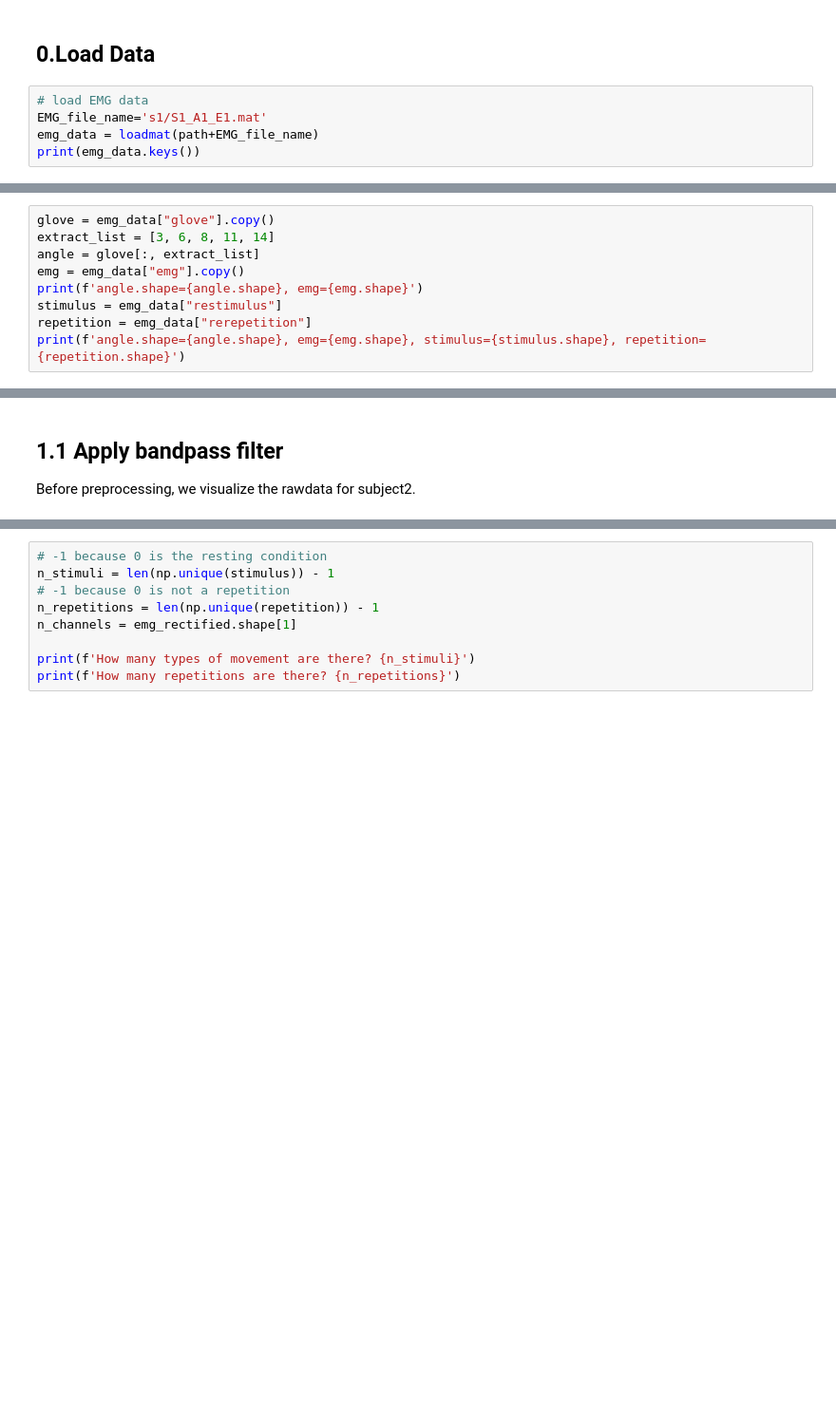
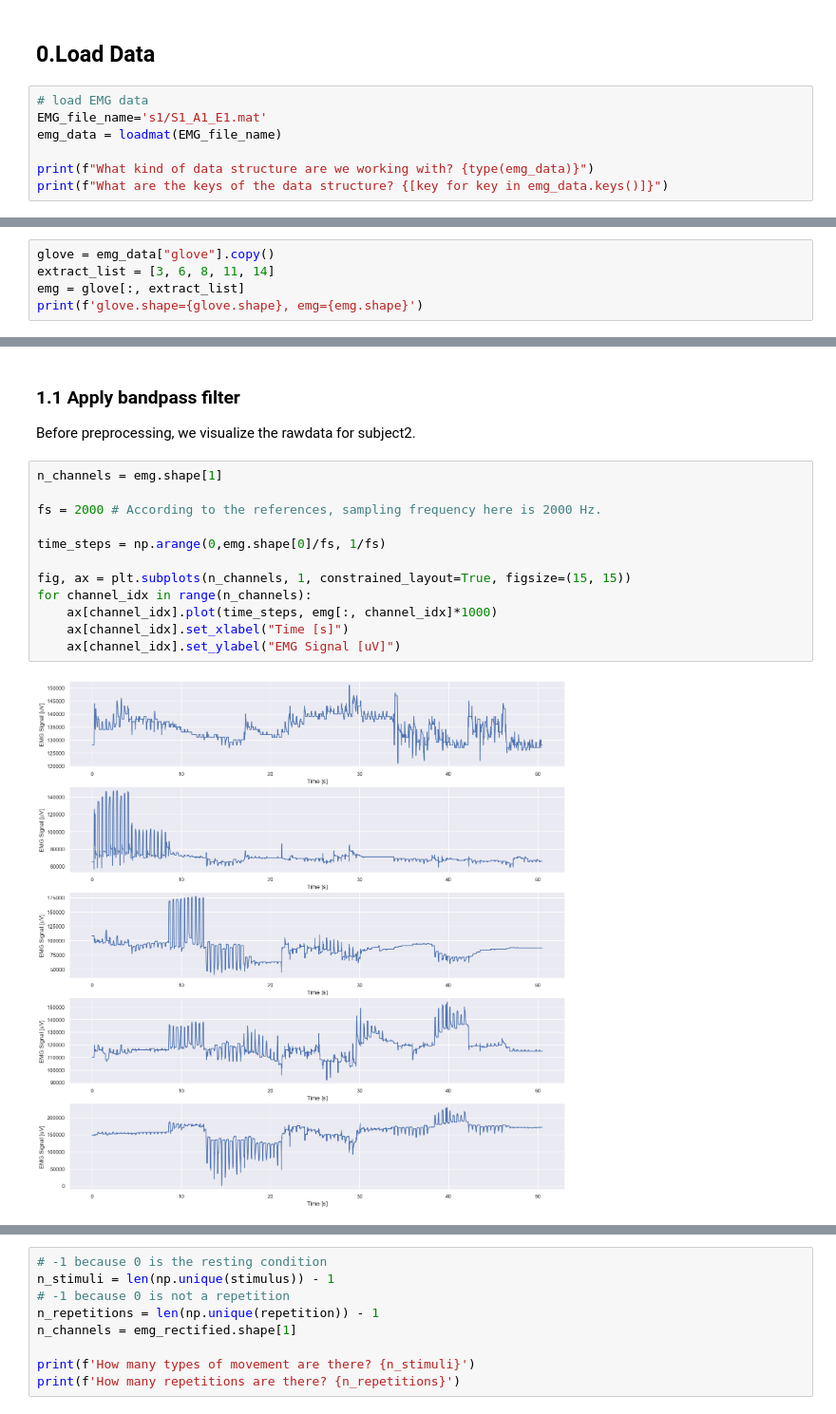
Before and after one commit to YuanshengZhou309/NSSP_Project2, a Jupyter notebook: Miniproject2-Part3.ipynb, the cells around one changed output, grey strips where cells are left out. Shown at 95% size. Cells and saved outputs as stored; diff of their text form; blank space fills up the shorter version.

```diff
--- a/Miniproject2-Part3.ipynb
+++ b/Miniproject2-Part3.ipynb
@@ -25,6 +15,8 @@ Drive already mounted at /content/drive; to attempt to forcibly remount, call dr
 # %%
 # load EMG data
 EMG_file_name='s1/S1_A1_E1.mat'
-emg_data = loadmat(path+EMG_file_name)
-print(emg_data.keys())
+emg_data = loadmat(EMG_file_name)
+
+print(f"What kind of data structure are we working with? {type(emg_data)}")
+print(f"What are the keys of the data structure? {[key for key in emg_data.keys()]}")
 # %% [output]
@@ -32,10 +25,6 @@ dict_keys(['__header__', '__version__', '__globals__', 'emg', 'stimulus', 'glove
 # %%
 glove = emg_data["glove"].copy()
 extract_list = [3, 6, 8, 11, 14]
-angle = glove[:, extract_list]
-emg = emg_data["emg"].copy()
-print(f'angle.shape={angle.shape}, emg={emg.shape}')
-stimulus = emg_data["restimulus"]
-repetition = emg_data["rerepetition"]
-print(f'angle.shape={angle.shape}, emg={emg.shape}, stimulus={stimulus.shape}, repetition={repetition.shape}')
+emg = glove[:, extract_list]
+print(f'glove.shape={glove.shape}, emg={emg.shape}')
 # %% [output]
@@ -89,3 +45,17 @@ def build_dataset_from_ninapro(emg, stimulus, repetition, features=None):
 # %% [markdown]
-## 1.1 Apply bandpass filter
+### 1.1 Apply bandpass filter
 Before preprocessing, we visualize the rawdata for subject2.
+# %%
+n_channels = emg.shape[1]
+
+fs = 2000 # According to the references, sampling frequency here is 2000 Hz.
+
+time_steps = np.arange(0,emg.shape[0]/fs, 1/fs)
+
+fig, ax = plt.subplots(n_channels, 1, constrained_layout=True, figsize=(15, 15))
+for channel_idx in range(n_channels):
+    ax[channel_idx].plot(time_steps, emg[:, channel_idx]*1000)
+    ax[channel_idx].set_xlabel("Time [s]")
+    ax[channel_idx].set_ylabel("EMG Signal [uV]")
+# %% [output]
+[figure, added]
```
Also changed, not shown: parts of 39 cells of this notebook, 7 other files.
